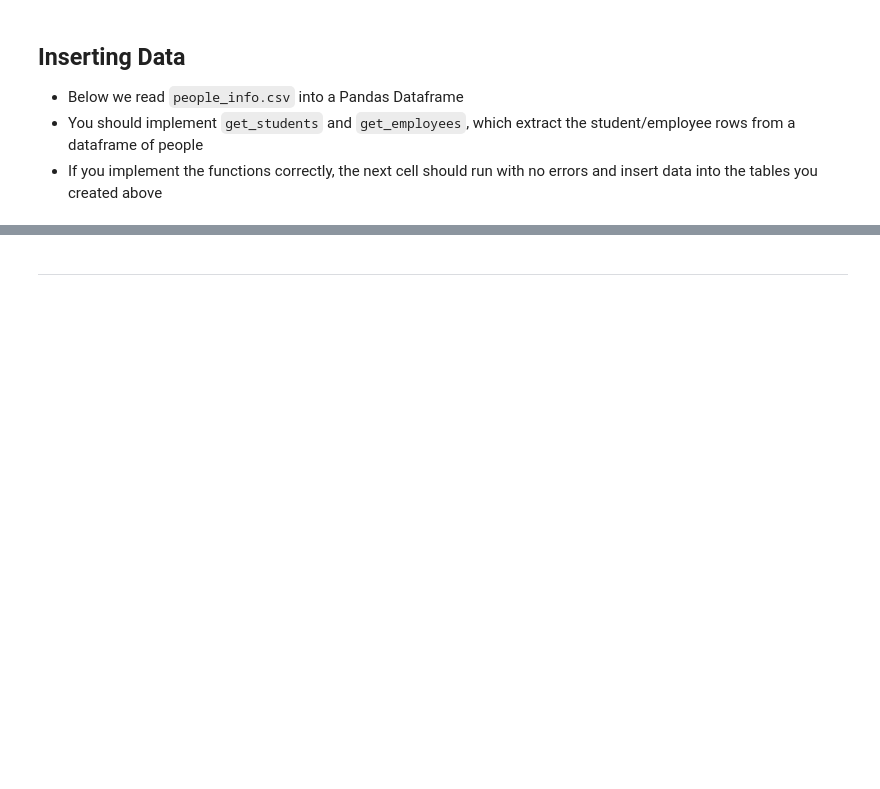
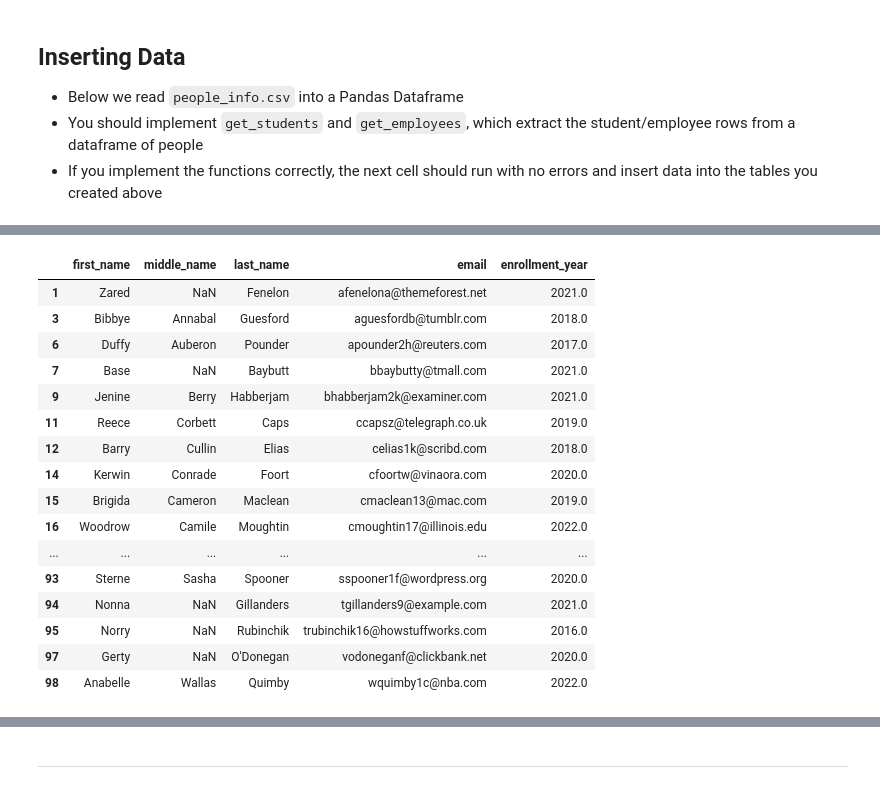
Before and after one commit to donald-f-ferguson/W4111-Intro-to-Databases-Spring-2024, a Jupyter notebook: Homework/HW2/HW2 Programming/S24-W4111-HW2-Programming.ipynb, the cells around one changed output, grey strips where cells are left out. Cells and saved outputs as stored; diff of their text form; code cells hidden in the pictures; blank space fills up the shorter version.

```diff
--- a/Homework/HW2/HW2 Programming/S24-W4111-HW2-Programming.ipynb
+++ b/Homework/HW2/HW2 Programming/S24-W4111-HW2-Programming.ipynb
@@ -139,10 +178,14 @@ def get_students(df):
     """Given a dataframe of people df, returns a new dataframe that only contains students.
     The returned dataframe should have all the attributes of the people df except `employee_type`.
     """
-    raise NotImplementedError
+    result = df[df['employee_type'].isna()]
+    result = result.drop('employee_type', axis=1)
+    return result
 
 def get_employees(df):
     """Given a dataframe of people df, returns a new dataframe that only contains employees.
     The returned dataframe should have all the attributes of the people df except `enrollment_year`.
     """
-    raise NotImplementedError
+    result = df[df['enrollment_year'].isna()]
+    result = result.drop('enrollment_year', axis=1)
+    return result
@@ -148,0 +194,20 @@ def get_employees(df):
+# %%
+student_df
+# %% [output]
+|  | first_name | middle_name | last_name | email | enrollment_year |
+| 1 | Zared | NaN | Fenelon | afenelona@themeforest.net | 2021.0 |
+| 3 | Bibbye | Annabal | Guesford | aguesfordb@tumblr.com | 2018.0 |
+| 6 | Duffy | Auberon | Pounder | apounder2h@reuters.com | 2017.0 |
+| 7 | Base | NaN | Baybutt | bbaybutty@tmall.com | 2021.0 |
+| 9 | Jenine | Berry | Habberjam | bhabberjam2k@examiner.com | 2021.0 |
+| 11 | Reece | Corbett | Caps | ccapsz@telegraph.co.uk | 2019.0 |
+| 12 | Barry | Cullin | Elias | celias1k@scribd.com | 2018.0 |
+| 14 | Kerwin | Conrade | Foort | cfoortw@vinaora.com | 2020.0 |
+| 15 | Brigida | Cameron | Maclean | cmaclean13@mac.com | 2019.0 |
+| 16 | Woodrow | Camile | Moughtin | cmoughtin17@illinois.edu | 2022.0 |
+| ... | ... | ... | ... | ... | ... |
+| 93 | Sterne | Sasha | Spooner | sspooner1f@wordpress.org | 2020.0 |
+| 94 | Nonna | NaN | Gillanders | tgillanders9@example.com | 2021.0 |
+| 95 | Norry | NaN | Rubinchik | trubinchik16@howstuffworks.com | 2016.0 |
+| 97 | Gerty | NaN | O'Donegan | vodoneganf@clickbank.net | 2020.0 |
+| 98 | Anabelle | Wallas | Quimby | wquimby1c@nba.com | 2022.0 |
```
Also changed, not shown: parts of 7 cells of this notebook, 8 other files.
